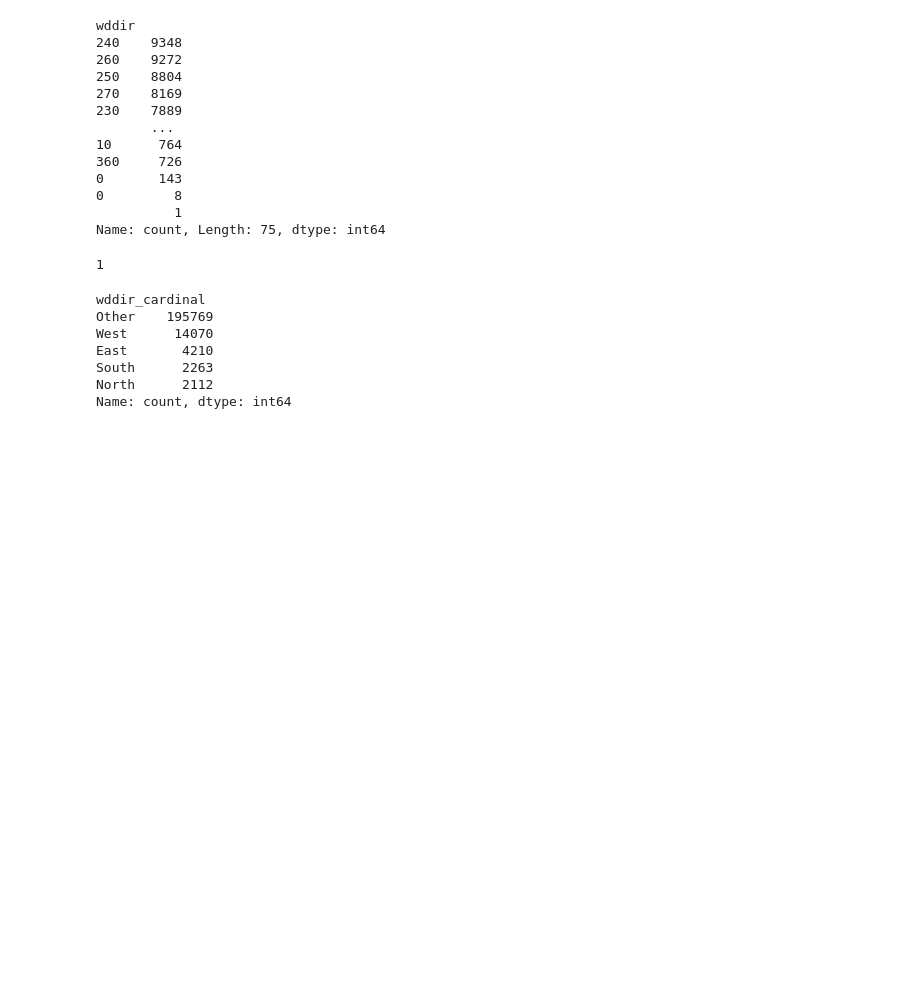
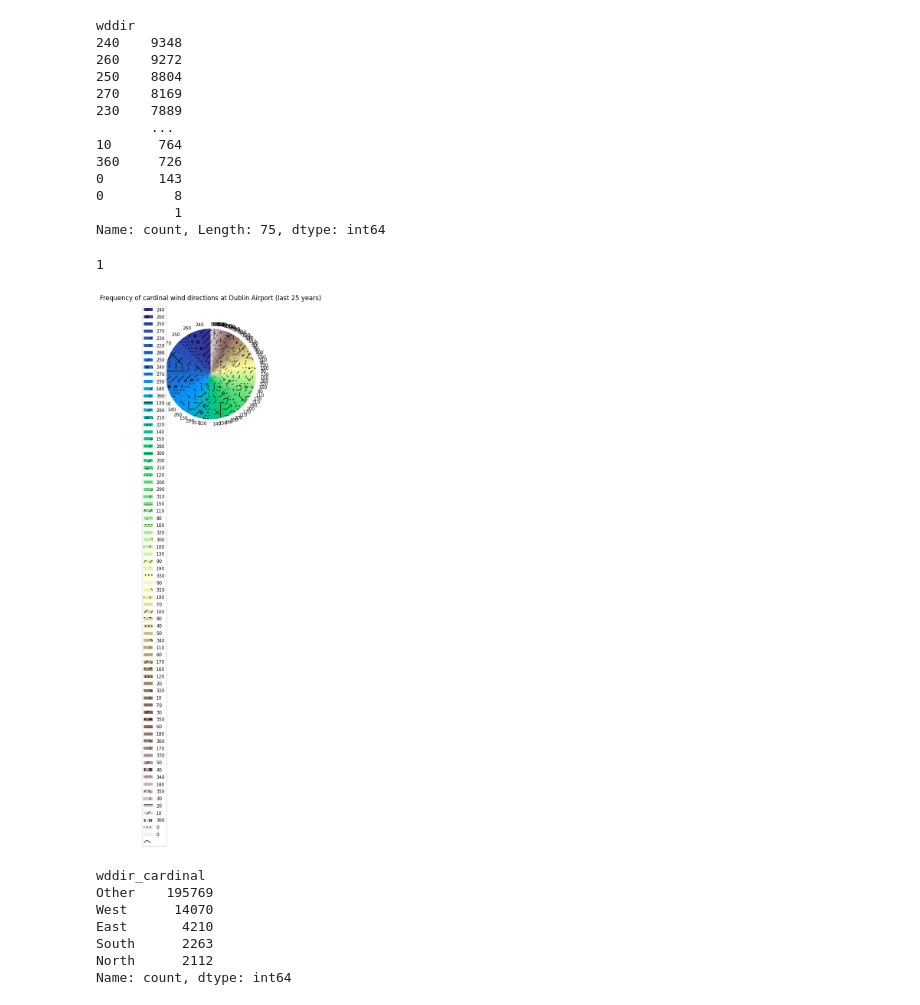
Before and after one commit to Noemidiaz/programming_for_data_analytics, a Jupyter notebook: project/windspeed_DublinAirport.ipynb, the cells around one changed output. Saved outputs shown, nothing was run; the diff lists cells and outputs as text; code cells hidden in the pictures; blank space fills up the shorter version.

Commit message:
fixing pie chart errors

```diff
--- a/project/windspeed_DublinAirport.ipynb
+++ b/project/windspeed_DublinAirport.ipynb
@@ -159,6 +159,42 @@ data['wddir'] = pd.to_numeric(data['wddir'], errors='coerce')
 print(data['wddir'].isna().sum())  # Check for NaN values
 # %% [output]
 1
+# %%
+
+# Sample data for the 'wddir' column (assuming you've already computed this)
+# Example: direction_counts = data['wddir_cardinal'].value_counts()
+
+# Data for the pie chart
+direction_counts = data['wddir'].value_counts()
+
+# Generate colors from the 'terrain' colormap
+cmap = cm.get_cmap('terrain')
+colors = [cmap(i / len(direction_counts)) for i in range(len(direction_counts))]
+
+# Define hatch patterns
+hatch_patterns = ['//', 'o', '..', '_', 'x', '|', '-']
+
+# Create the pie chart
+fig, ax = plt.subplots()
+
+# Plotting the pie chart
+ax.pie(direction_counts.values,  # Data values (counts)
+       labels=direction_counts.index,  # Labels (cardinal directions)
+       startangle=90,      # Start the pie chart at a specific angle
+       colors=colors,      # Add color palette
+       hatch=hatch_patterns[:len(direction_counts)],  # Add hatch patterns to distinguish slices
+       shadow=False,       # Optionally add shadow to the chart
+       textprops={'size': 'smaller'},  # Smaller text size for labels
+       radius=0.8)         # Set radius for the pie chart
+
+# Add title and legend
+plt.title('Frequency of cardinal wind directions at Dublin Airport (last 25 years)')
+plt.legend(direction_counts.index, loc="best", fontsize="small")
+
+# Display the pie chart
+plt.show()
+# %% [output]
+[figure, added]
 # %%
 # Define the cardinal directions based on degrees
 def get_cardinal_direction(degrees):
```
Also changed, not shown: parts of 2 cells of this notebook.
